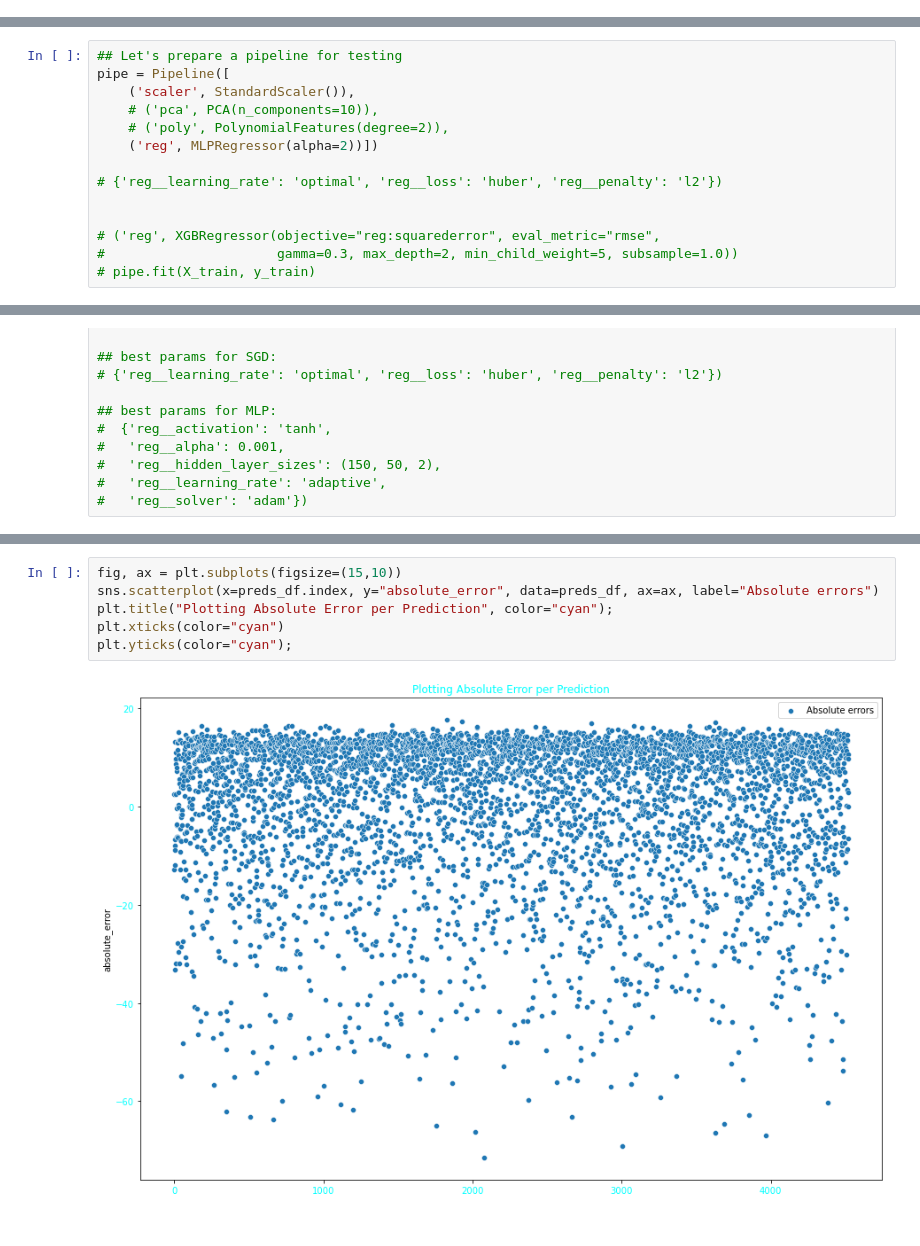
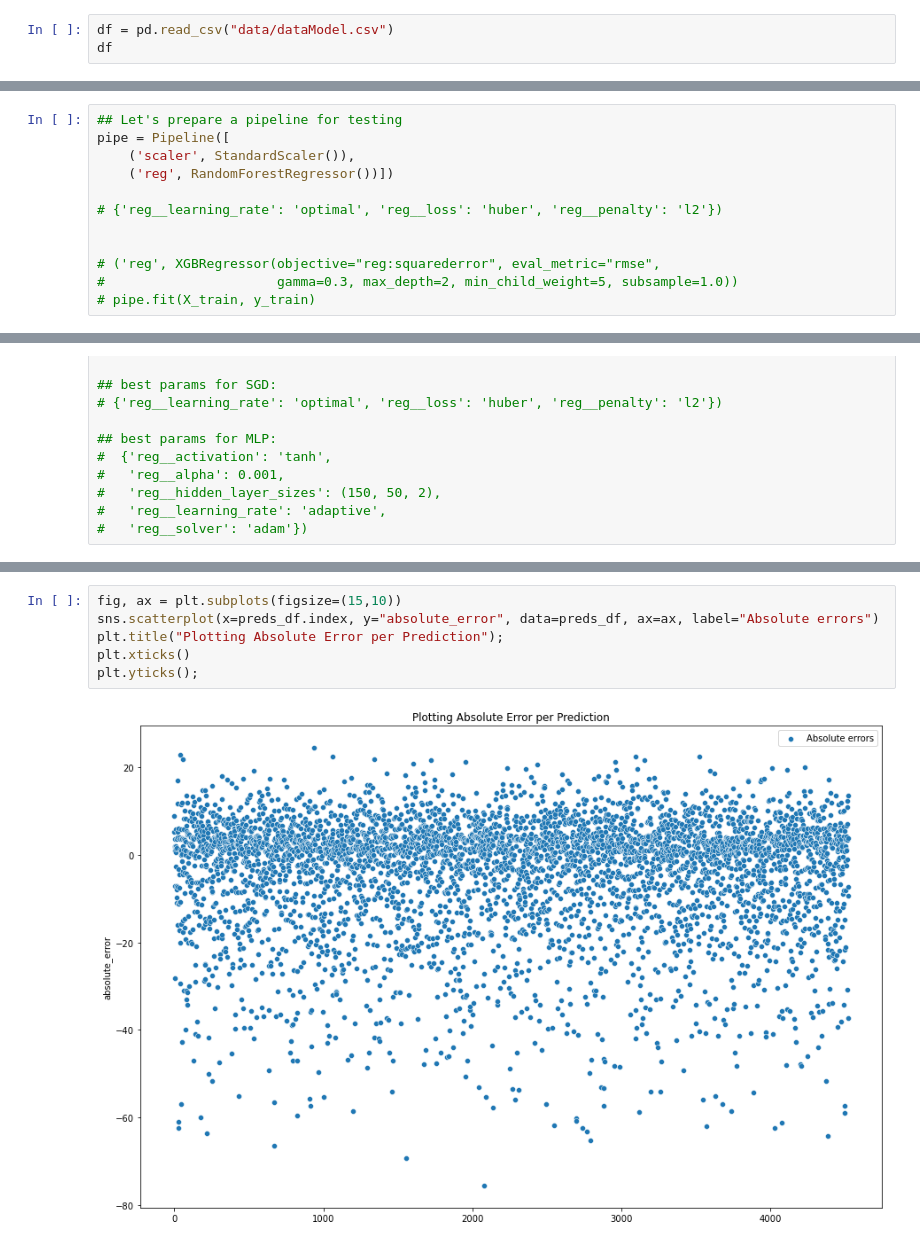
Before and after one commit to nortegag/699_Capstone, a Jupyter notebook: modeling.ipynb, the cells around one changed output, grey strips where cells are left out. Cells and saved outputs as stored; diff of their text form.

```diff
--- a/modeling.ipynb
+++ b/modeling.ipynb
@@ -196,0 +169,3 @@ df
+# %%
+df = pd.read_csv("data/dataModel.csv")
+df
@@ -300,9 +284,7 @@ plt.xticks(rotation=90, color="cyan");
 ## Let's prepare a pipeline for testing
 pipe = Pipeline([
     ('scaler', StandardScaler()),
-    # ('pca', PCA(n_components=10)),
-    # ('poly', PolynomialFeatures(degree=2)),
-    ('reg', MLPRegressor(alpha=2))])
+    ('reg', RandomForestRegressor())])
 
 # {'reg__learning_rate': 'optimal', 'reg__loss': 'huber', 'reg__penalty': 'l2'})
 
@@ -416,11 +393,11 @@ plt.yticks(color="cyan");
 # %%
 fig, ax = plt.subplots(figsize=(15,10))
 sns.scatterplot(x=preds_df.index, y="absolute_error", data=preds_df, ax=ax, label="Absolute errors")
-plt.title("Plotting Absolute Error per Prediction", color="cyan");
-plt.xticks(color="cyan")
-plt.yticks(color="cyan");
+plt.title("Plotting Absolute Error per Prediction");
+plt.xticks()
+plt.yticks();
 # %% [output]
-[figure, old version]
+[figure, new version]
 # %%
 np.mean(preds_df.y_test)
 # %% [output]
```
Also changed, not shown: parts of 22 cells of this notebook, 2 other files.
